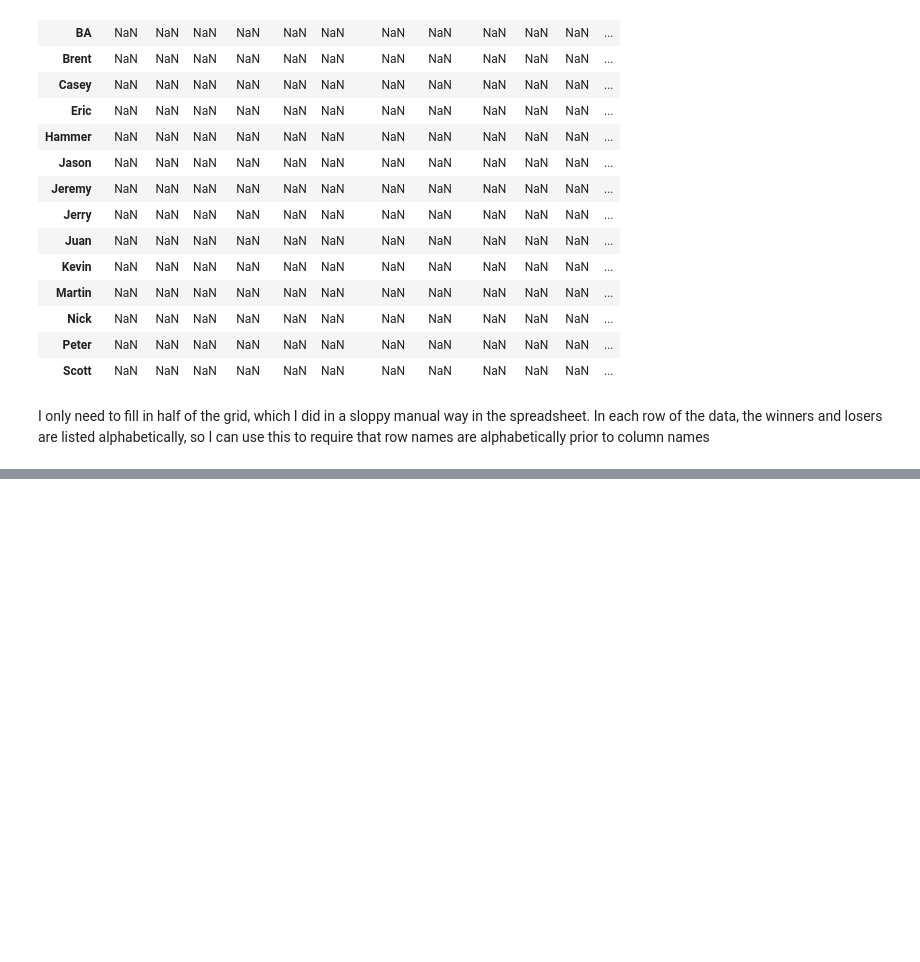
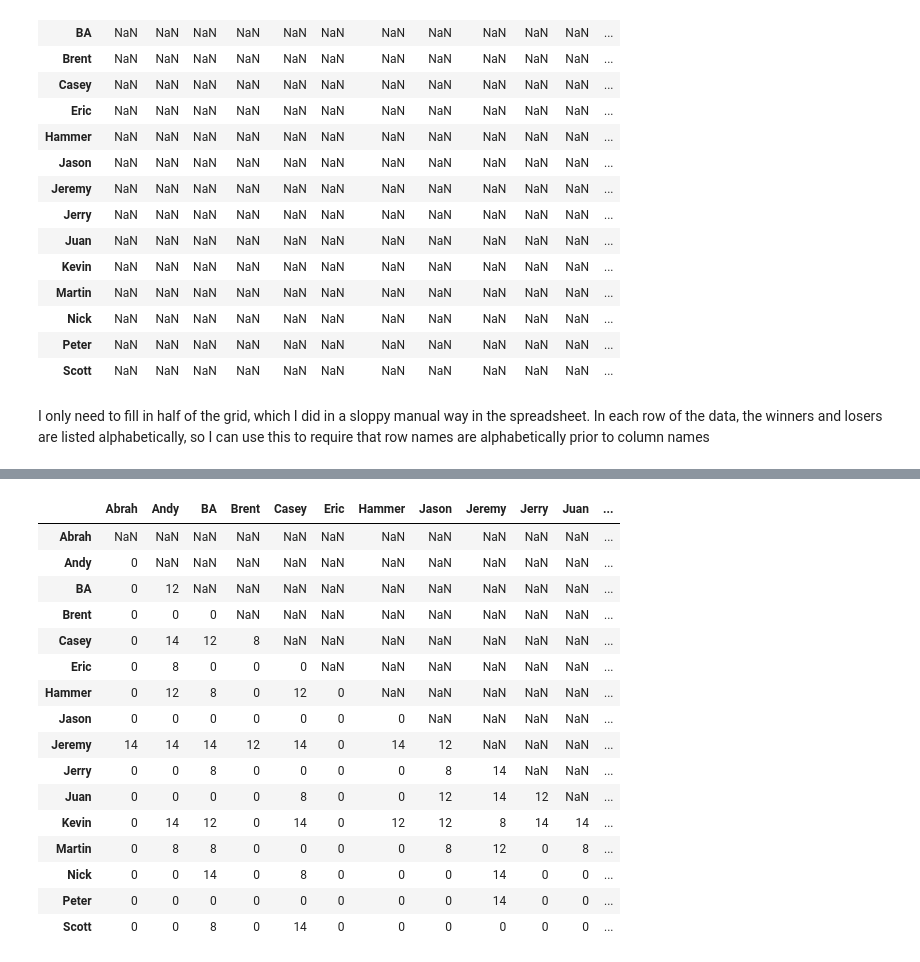
Before and after one commit to VolleyData/mens-net-league, a Jupyter notebook: notebooks/mens-net-league.ipynb, the cells around one changed output, grey strips where cells are left out. Cells and saved outputs as stored; diff of their text form; code cells hidden in the pictures; blank space fills up the shorter version.

Commit message:
Scoring system implemented. Data grouped for team analysis

```diff
--- a/notebooks/mens-net-league.ipynb
+++ b/notebooks/mens-net-league.ipynb
@@ -122,0 +125,12 @@ I only need to fill in half of the grid, which I did in a sloppy manual way in t
+# %%
+all_team_combos = list()
+for name in player_list:
+    for name2 in player_list:
+        new_team = sorted([name, name2])
+        if new_team[0] == new_team[1]: # can't have a team with two of the same player
+            continue
+        if new_team in all_team_combos: # don't want repeated team combosb
+            continue
+        else:
+            all_team_combos.append(new_team)
+print(all_team_combos)
@@ -122,0 +143,26 @@ I only need to fill in half of the grid, which I did in a sloppy manual way in t
+# %%
+team_dict = dict() # store data for each possible team
+individual_scores = dict() # keep track of individual scores
+for player in player_list:
+    individual_scores[player] = 0
+scoring_system = [0, 8, 12, 14, 15, 16, 17, 18, 19, 20, 21, 22, 23, 24, 25, 26, 27, 28, 29, 30]
+for team in all_team_combos:
+    court1_wins = 0
+    court2_wins = 0
+    team_name = str(team[0] + "/" + team[1])
+    # get a list of games, with each game a dictionary automatically generated from the row data in the for statement
+    # need to iterate through the dataframe of games
+    game_list = list()
+    for index, row in vb18.iterrows():
+        if list([row['Winner1'], row['Winner2']]) == team:
+            game_list.append(row)
+            if(row['court'] == 1):
+                court1_wins = court1_wins + 1
+            else:
+                court2_wins = court2_wins + 1
+    court1_points = scoring_system[court1_wins]
+    individual_scores[team[0]] = individual_scores[team[0]] + court1_points + court2_wins
+    individual_scores[team[1]] = individual_scores[team[1]] + court1_points + court2_wins
+    team_dict[team_name] = [team, court1_points, court2_wins, game_list]
+    court1_grid[team[0]][team[1]] = court1_points # this is not working right
+print("Individual scores: " + str(individual_scores))
@@ -122,0 +191,20 @@ I only need to fill in half of the grid, which I did in a sloppy manual way in t
+# %%
+court1_grid
+# %% [output]
+|  | Abrah | Andy | BA | Brent | Casey | Eric | Hammer | Jason | Jeremy | Jerry | Juan | ... |
+| Abrah | NaN | NaN | NaN | NaN | NaN | NaN | NaN | NaN | NaN | NaN | NaN | ... |
+| Andy | 0 | NaN | NaN | NaN | NaN | NaN | NaN | NaN | NaN | NaN | NaN | ... |
+| BA | 0 | 12 | NaN | NaN | NaN | NaN | NaN | NaN | NaN | NaN | NaN | ... |
+| Brent | 0 | 0 | 0 | NaN | NaN | NaN | NaN | NaN | NaN | NaN | NaN | ... |
+| Casey | 0 | 14 | 12 | 8 | NaN | NaN | NaN | NaN | NaN | NaN | NaN | ... |
+| Eric | 0 | 8 | 0 | 0 | 0 | NaN | NaN | NaN | NaN | NaN | NaN | ... |
+| Hammer | 0 | 12 | 8 | 0 | 12 | 0 | NaN | NaN | NaN | NaN | NaN | ... |
+| Jason | 0 | 0 | 0 | 0 | 0 | 0 | 0 | NaN | NaN | NaN | NaN | ... |
+| Jeremy | 14 | 14 | 14 | 12 | 14 | 0 | 14 | 12 | NaN | NaN | NaN | ... |
+| Jerry | 0 | 0 | 8 | 0 | 0 | 0 | 0 | 8 | 14 | NaN | NaN | ... |
+| Juan | 0 | 0 | 0 | 0 | 8 | 0 | 0 | 12 | 14 | 12 | NaN | ... |
+| Kevin | 0 | 14 | 12 | 0 | 14 | 0 | 12 | 12 | 8 | 14 | 14 | ... |
+| Martin | 0 | 8 | 8 | 0 | 0 | 0 | 0 | 8 | 12 | 0 | 8 | ... |
+| Nick | 0 | 0 | 14 | 0 | 8 | 0 | 0 | 0 | 14 | 0 | 0 | ... |
+| Peter | 0 | 0 | 0 | 0 | 0 | 0 | 0 | 0 | 14 | 0 | 0 | ... |
+| Scott | 0 | 0 | 8 | 0 | 14 | 0 | 0 | 0 | 0 | 0 | 0 | ... |
```
Also changed, not shown: parts of 6 cells of this notebook.
